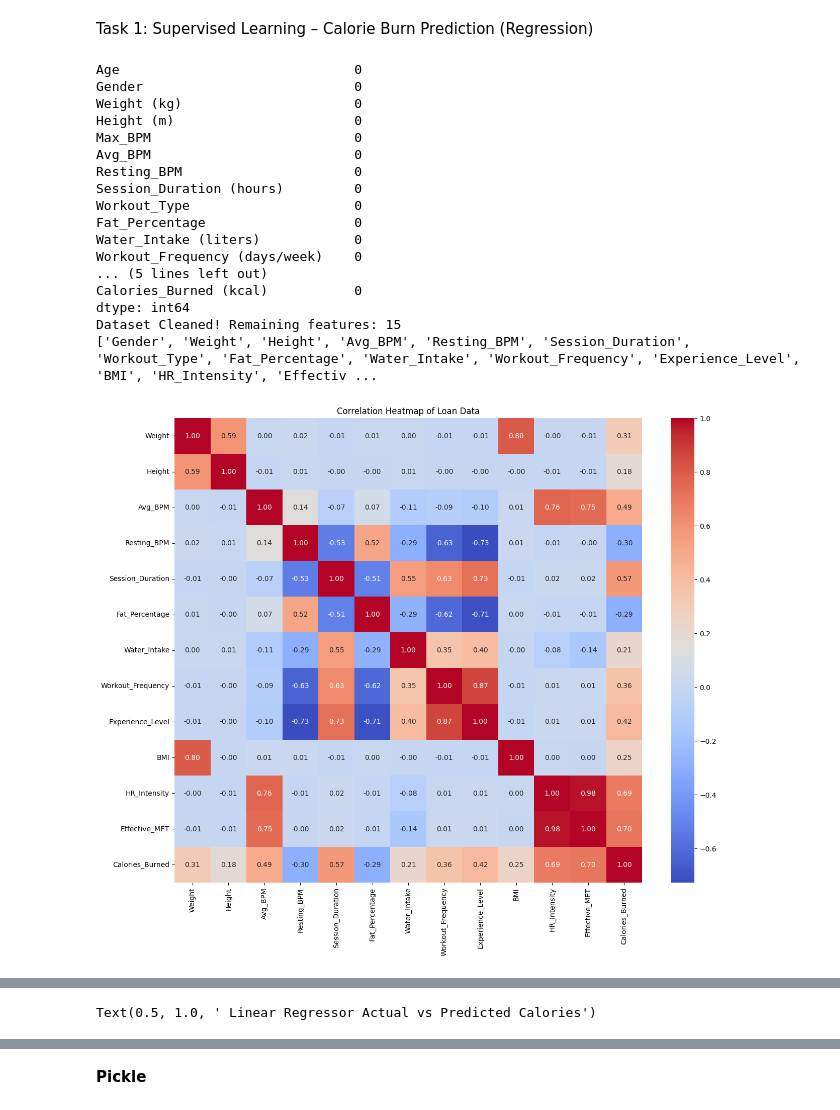
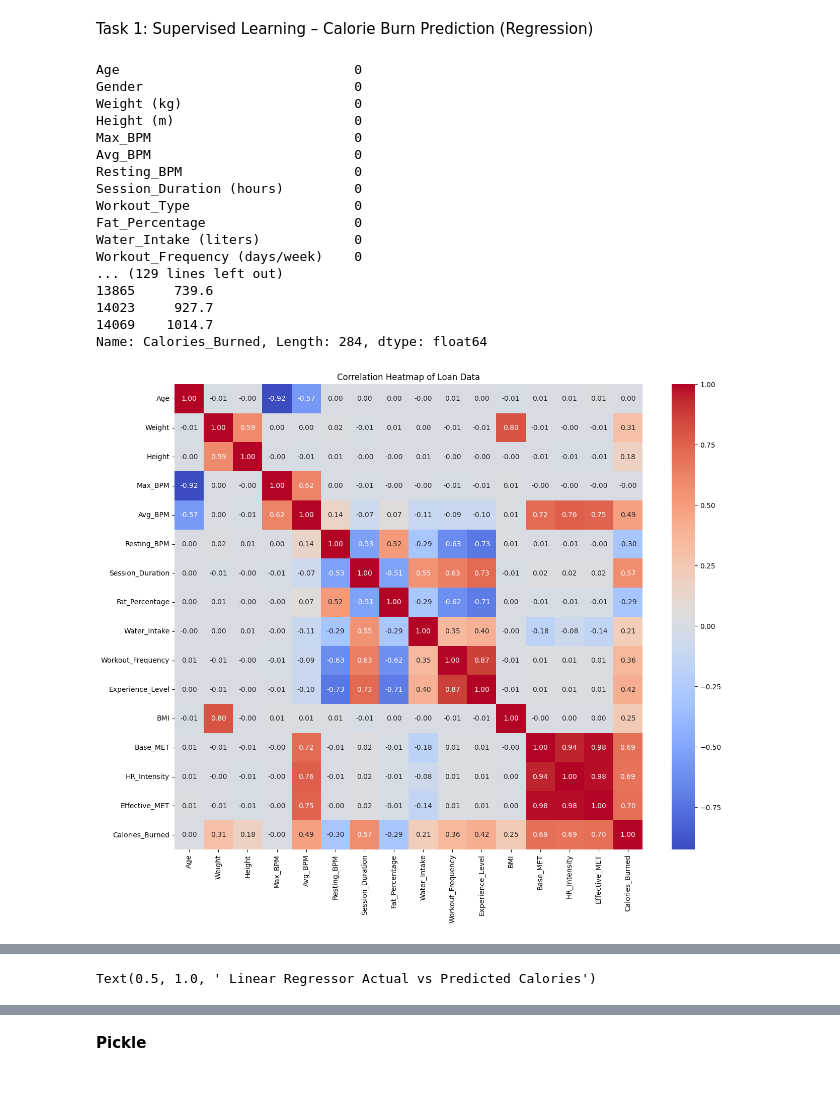
Before and after one commit to suriyaliyara/Fitbit_Calori_Regress_Cluster_ML, a Jupyter notebook: fitbit.ipynb, the cells around one changed output, grey strips where cells are left out. Saved outputs shown, nothing was run; the diff lists cells and outputs as text; code cells hidden in the pictures.

```diff
--- a/fitbit.ipynb
+++ b/fitbit.ipynb
@@ -46,43 +46,50 @@ df_raw_fit.columns = df_raw_fit.columns.str.replace(r' \(.*\)', '', regex=True).
 
 # Result: 'Calories_Burned (kcal)' becomes 'Calories_Burned'
 df_raw_fit.head()
+df_raw_cleaned = df_raw_fit.copy()
 
+#2.IQR #findout the outlier bounder based on target
+# Select only numerical columns for outlier detection
+numerical_df = df_raw_fit.select_dtypes(include=['number'])
 
-# List of columns identified for removal based on heatmap analysis
-cols_to_drop = ['Base_MET','Age' ,'Max_BPM']
+# Identify outliers using the IQR method for numerical columns
+Q1 = numerical_df.quantile(0.25)
+Q3 = numerical_df.quantile(0.75)
+IQR = Q3 - Q1
 
-# Execute the drop
-df_raw = df_raw_fit.drop(columns=cols_to_drop)
-print(f"Dataset Cleaned! Remaining features: {df_raw.shape[1]}")
-print(df_raw.columns.tolist())
+# Define outlier bounds
+lower_bound = Q1 - 1.5 * IQR
+upper_bound = Q3 + 1.5 * IQR
+outliers = {}
+for column in numerical_df.columns:
+    col_outliers = numerical_df[(numerical_df[column] < lower_bound[column]) | (numerical_df[column] > upper_bound[column])]
+    if not col_outliers.empty:
+        outliers[column] = col_outliers[column]
+if outliers:
+    print("Outliers detected in the following columns:")
+    for col, data in outliers.items():
+        print(f"  '{col}':\n{data}")
+else:
+    print("No significant outliers detected using the IQR method.")
+
 
 
 #2. Calculate the correlation matrix for numerical columns# Plotting the heatmap
-correlation_matrix = df_raw.corr(numeric_only=True)
-
+correlation_matrix = numerical_df.corr(numeric_only=True)
 plt.figure(figsize=(15, 12))
 sns.heatmap(correlation_matrix, annot=True, cmap='coolwarm', fmt=".2f")
 plt.title('Correlation Heatmap of Loan Data')
 plt.show()
 
-#3.IQR #findout the outlier bounder based on target
 
-Q1 = df_raw['Calories_Burned'].quantile(0.25)
-Q3 = df_raw['Calories_Burned'].quantile(0.75)
-IQR = Q3 - Q1
-low_bound = Q1 - 1.0 * IQR
-up_bound = Q3 + 1.0 * IQR
-df_raw['is_outlier'] = ((df_raw['Calories_Burned'] < low_bound) |(df_raw['Calories_Burned'] > up_bound )).astype(int)#flag use(0&1)
-#df_raw.head()
+# 3. Separate features (x) and target (y) from the encoded DataFrame
 
-
-# 4. Separate features (x) and target (y) from the encoded DataFrame
-
-x = df_raw.drop(columns=["Calories_Burned", "is_outlier"])
-y = df_raw["Calories_Burned"]
+x = df_raw_cleaned.drop(columns=["Calories_Burned", "Age" ,"Max_BPM"])
+y = df_raw_cleaned["Calories_Burned"]
 x = pd.get_dummies(x, columns=['Gender','Workout_Type'], drop_first=True)
 z = pd.concat([x,y],axis=1)
 z.head()
+
 
 # 5. Train-test split
 
@@ -90,7 +97,6 @@ x_train, x_test, y_train, y_test = train_test_split(x, y, test_size=0.2, random_
 
 
 #Min Max Scaler#x_scaled = (x – x_min)/(x_max – x_min)--------
-
 scaler = MinMaxScaler()
 x_train_scaled = scaler.fit_transform(x_train)
 x_test_scaled = scaler.transform(x_test)
@@ -168,37 +174,37 @@ print('R-squared:', r2_score(y_test, y_pred_rft))
 #Model 6.Support Vector Regression---------------------
 model_svr = SVR()
 model_svr.fit(x_train_scaled,y_train)
 y_pred_svr = model_svr.predict(x_test_scaled)
 
 # Evaluate the model
 print("\n....Support Vector Regression Results:....")
 print('Mean Absolute Error:', mean_absolute_error(y_test, y_pred_svr))
 print('Root Mean Squared Error:', np.sqrt(mean_squared_error(y_test, y_pred_svr)))
 print('R-squared:', r2_score(y_test, y_pred_svr))
 
 # Regression Performance
 plt.figure(figsize=(12, 5))
 plt.subplot(1, 2, 1)
 sns.scatterplot(x=y_test, y=y_pred_standard, alpha=0.5)
 plt.plot([y_test.min(), y_test.max()], [y_test.min(), y_test.max()], '--r')
 plt.title(" Linear Regressor Actual vs Predicted Calories")
 # %% [output]
 Age                              0
 Gender                           0
 Weight (kg)                      0
 Height (m)                       0
 Max_BPM                          0
 Avg_BPM                          0
 Resting_BPM                      0
 Session_Duration (hours)         0
 Workout_Type                     0
 Fat_Percentage                   0
 Water_Intake (liters)            0
 Workout_Frequency (days/week)    0
-... (5 lines left out)
-Calories_Burned (kcal)           0
-dtype: int64
-Dataset Cleaned! Remaining features: 15
-['Gender', 'Weight', 'Height', 'Avg_BPM', 'Resting_BPM', 'Session_Duration', 'Workout_Type', 'Fat_Percentage', 'Water_Intake', 'Workout_Frequency', 'Experience_Level', 'BMI', 'HR_Intensity', 'Effectiv ...
+... (129 lines left out)
+13865     739.6
+14023     927.7
+14069    1014.7
+Name: Calories_Burned, Length: 284, dtype: float64
-[figure, old version]
+[figure, new version]
 ....MinMaxScaler LinearRegression Results:....
```
Also changed, not shown: parts of 13 cells of this notebook.
